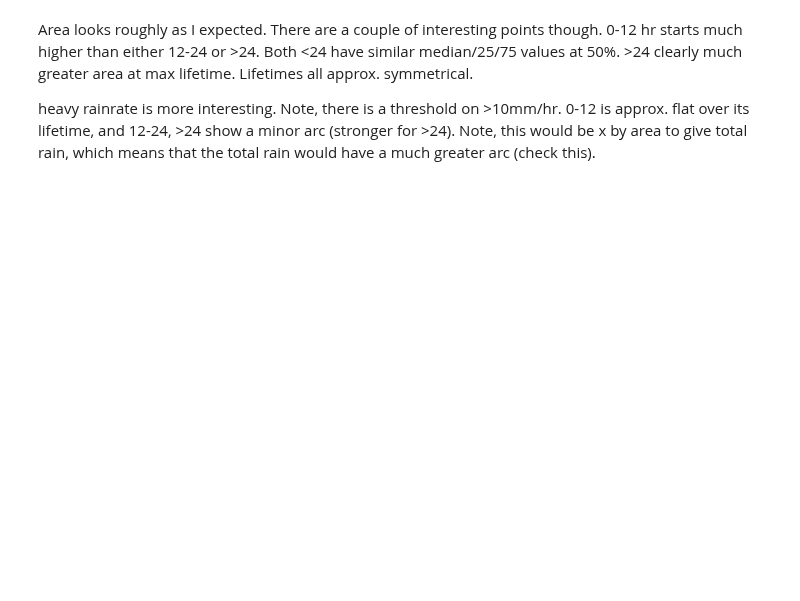
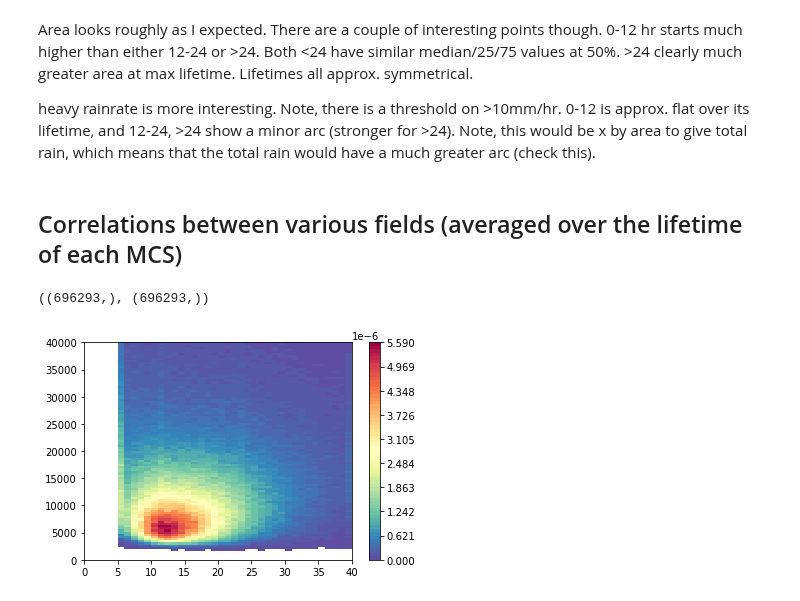
Before and after one commit to markmuetz/mcs_prime, a Jupyter notebook: ctrl/notebooks/track_analysis.ipynb, the cells around one changed output. Cells and saved outputs as stored; diff of their text form; code cells hidden in the pictures; blank space fills up the shorter version.

Commit message:
Start working on MCS lifetime/point-wise correlations between fields.

```diff
--- a/ctrl/notebooks/track_analysis.ipynb
+++ b/ctrl/notebooks/track_analysis.ipynb
@@ -273,3 +283,28 @@ Progress: [####################] 100.0%
 Area looks roughly as I expected. There are a couple of interesting points though. 0-12 hr starts much higher than either 12-24 or >24. Both <24 have similar median/25/75 values at 50%. >24 clearly much greater area at max lifetime. Lifetimes all approx. symmetrical.
 
 heavy rainrate is more interesting. Note, there is a threshold on >10mm/hr. 0-12 is approx. flat over its lifetime, and 12-24, >24 show a minor arc (stronger for >24). Note, this would be x by area to give total rain, which means that the total rain would have a much greater arc (check this).
+# %% [markdown]
+## Correlations between various fields (averaged over the lifetime of each MCS)
+# %%
+status = tracks.dstracks.track_status.values
+# %%
+pf_area_mean = tracks.dstracks.pf_area.mean(dim='nmaxpf').where(status >= 1).mean(dim='times').values
+# %%
+duration = tracks.dstracks.track_duration.values
+# %%
+pf_area_mean.shape, duration.shape
+# %% [output]
+((696293,), (696293,))
+# %%
+hist, xedges, yedges = np.histogram2d(pf_area_mean, duration, bins=(np.linspace(0, 40000, 101), np.linspace(0, 40, 41)), density=True)
+xmid = (xedges[:-1] + xedges[1:]) / 2
+ymid = (yedges[:-1] + yedges[1:]) / 2
+hist[hist == 0] = np.nan
+cmap = 'Spectral_r'
+lev1 = np.array(np.linspace(0, 1, 64)) * np.nanmax(hist)
+norm = mpl.colors.BoundaryNorm(boundaries=lev1, ncolors=256)
+
+pcm = plt.pcolormesh(ymid, xmid, hist, cmap=cmap, norm=norm)
+plt.colorbar(pcm);
+# %% [output]
+[figure, added]
```
Also changed, not shown: parts of 7 cells of this notebook, 1 other file.
